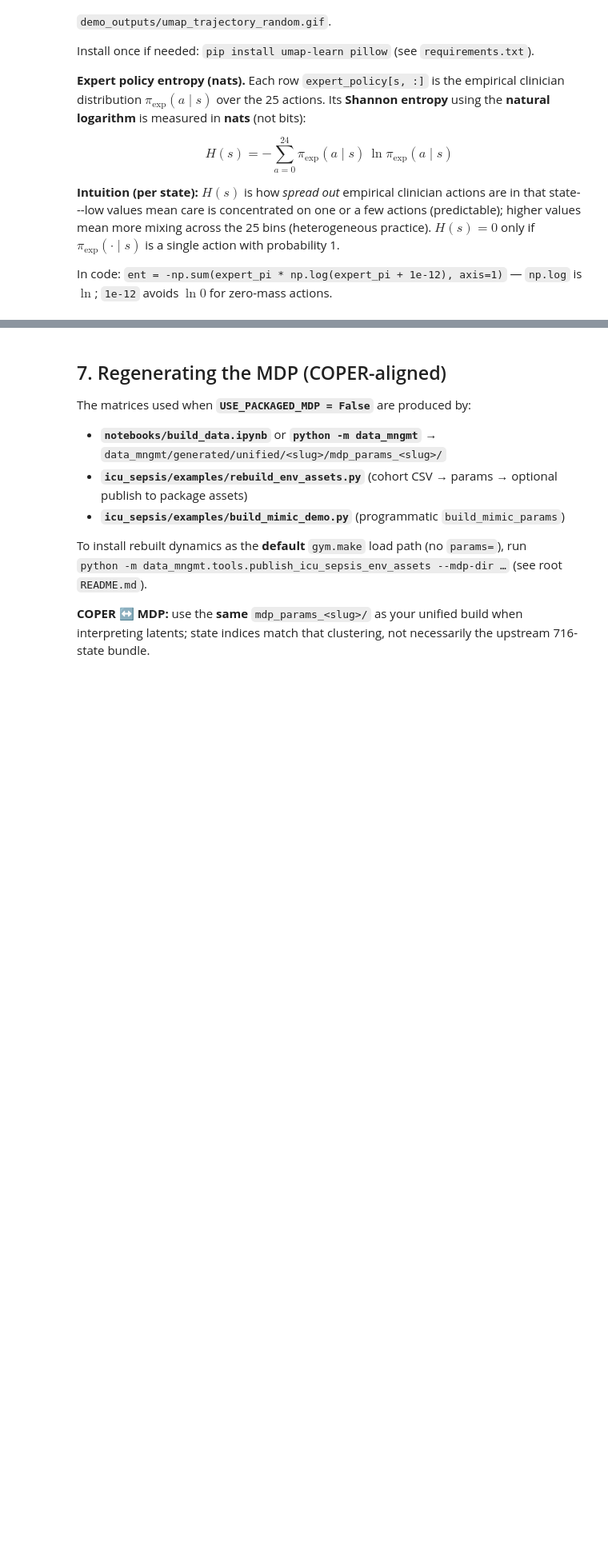
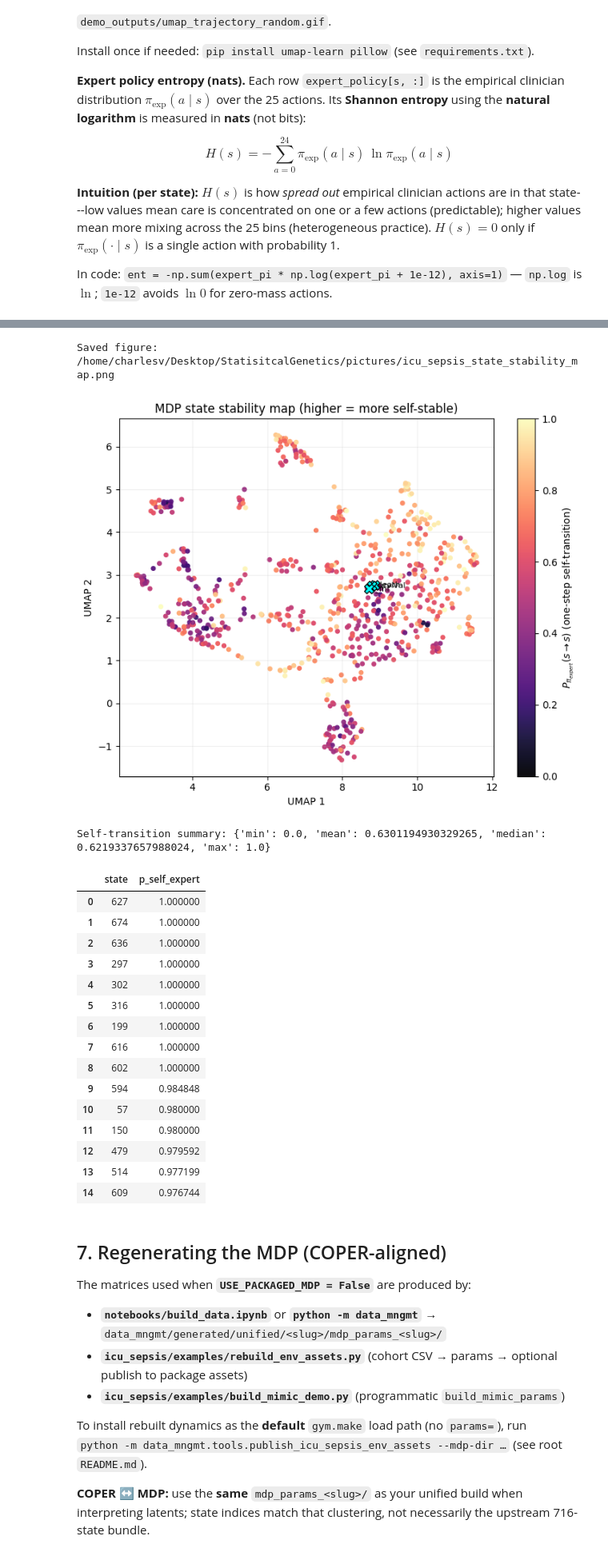
Before and after one commit to charles-vzf/COPER-latents, a Jupyter notebook: notebooks/icu_sepsis_demo.ipynb, the cells around one changed output, grey strips where cells are left out. Shown at 80% size. Saved outputs shown, nothing was run; the diff lists cells and outputs as text; code cells hidden in the pictures; blank space fills up the shorter version.

```diff
--- a/notebooks/icu_sepsis_demo.ipynb
+++ b/notebooks/icu_sepsis_demo.ipynb
@@ -544,3 +559,81 @@ Saved: /home/charlesv/Desktop/StatisitcalGenetics/code/COPER/icu_sepsis/demo_out
+# %%
+# Uses existing 2D embedding `xy` from the UMAP/PCA cell when available.
+# Falls back to PCA on state_cluster_centers if `xy` is not in scope.
+from sklearn.decomposition import PCA
+
+centers = np.asarray(mdp.state_cluster_centers)
+if "xy" in globals() and isinstance(xy, np.ndarray) and xy.shape[0] == N_STATES and xy.shape[1] == 2:
+    xy_stab = xy
+    dim_label_stab = dim_label if "dim_label" in globals() else "UMAP/PCA"
+else:
+    xy_stab = PCA(n_components=2, random_state=0).fit_transform(centers)
+    dim_label_stab = "PCA"
+
+# P_expert[s,s'] = sum_a pi_expert(a|s) * T(s'|s,a)
+expert_pi_safe = np.asarray(expert_pi, dtype=np.float64)
+expert_pi_safe = expert_pi_safe / np.clip(expert_pi_safe.sum(axis=1, keepdims=True), 1e-12, None)
+P_expert = np.einsum("sa,san->sn", expert_pi_safe, tx)
+self_loop = np.clip(np.diag(P_expert), 0.0, 1.0)
+
+FIG_UMAP_STABILITY = PICS_DIR / "icu_sepsis_state_stability_map.png"
+
+fig_s, ax_s = plt.subplots(figsize=(7.4, 6.0))
+sc = ax_s.scatter(
+    xy_stab[:, 0],
+    xy_stab[:, 1],
+    c=self_loop,
+    cmap="magma",
+    s=26,
+    alpha=0.95,
+    edgecolors="none",
+    rasterized=True,
+)
+for s_term, lbl in [(STATE_DEATH, "death"), (STATE_SURVIVAL, "survival"), (STATE_S_INF, "s_inf")]:
+    ax_s.scatter(xy_stab[s_term, 0], xy_stab[s_term, 1], c="cyan", s=95, edgecolors="k", marker="X", zorder=6)
+    ax_s.text(xy_stab[s_term, 0], xy_stab[s_term, 1], f" {lbl}", fontsize=8, va="center")
+
+cbar = plt.colorbar(sc, ax=ax_s)
+cbar.set_label(r"$P_{\pi_{expert}}(s\to s)$ (one-step self-transition)")
+ax_s.set_title("MDP state stability map (higher = more self-stable)")
+ax_s.set_xlabel(f"{dim_label_stab} 1")
+ax_s.set_ylabel(f"{dim_label_stab} 2")
+ax_s.grid(alpha=0.2)
+plt.tight_layout()
+fig_s.savefig(FIG_UMAP_STABILITY, dpi=220, bbox_inches="tight")
+print(f"Saved figure: {FIG_UMAP_STABILITY.resolve()}")
+plt.show()
+
+print(
+    "Self-transition summary:",
+    {"min": float(self_loop.min()), "mean": float(self_loop.mean()), "median": float(np.median(self_loop)), "max": float(self_loop.max())},
+)
+
+state_stability_self_transition = pd.DataFrame({
+    "state": np.arange(N_STATES, dtype=int),
+    "p_self_expert": self_loop,
+}).sort_values("p_self_expert", ascending=False).reset_index(drop=True)
+
+display(state_stability_self_transition.head(15))
+# %% [output]
+Saved figure: /home/charlesv/Desktop/StatisitcalGenetics/pictures/icu_sepsis_state_stability_map.png
+[figure, added]
+Self-transition summary: {'min': 0.0, 'mean': 0.6301194930329265, 'median': 0.6219337657988024, 'max': 1.0}
+|  | state | p_self_expert |
+| 0 | 627 | 1.000000 |
+| 1 | 674 | 1.000000 |
+| 2 | 636 | 1.000000 |
+| 3 | 297 | 1.000000 |
+| 4 | 302 | 1.000000 |
+| 5 | 316 | 1.000000 |
+| 6 | 199 | 1.000000 |
+| 7 | 616 | 1.000000 |
+| 8 | 602 | 1.000000 |
+| 9 | 594 | 0.984848 |
+| 10 | 57 | 0.980000 |
+| 11 | 150 | 0.980000 |
+| 12 | 479 | 0.979592 |
+| 13 | 514 | 0.977199 |
+| 14 | 609 | 0.976744 |
 # %% [markdown]
 ## 7. Regenerating the MDP (COPER-aligned)
 
```
Also changed, not shown: parts of 10 cells of this notebook, 15 other files.
